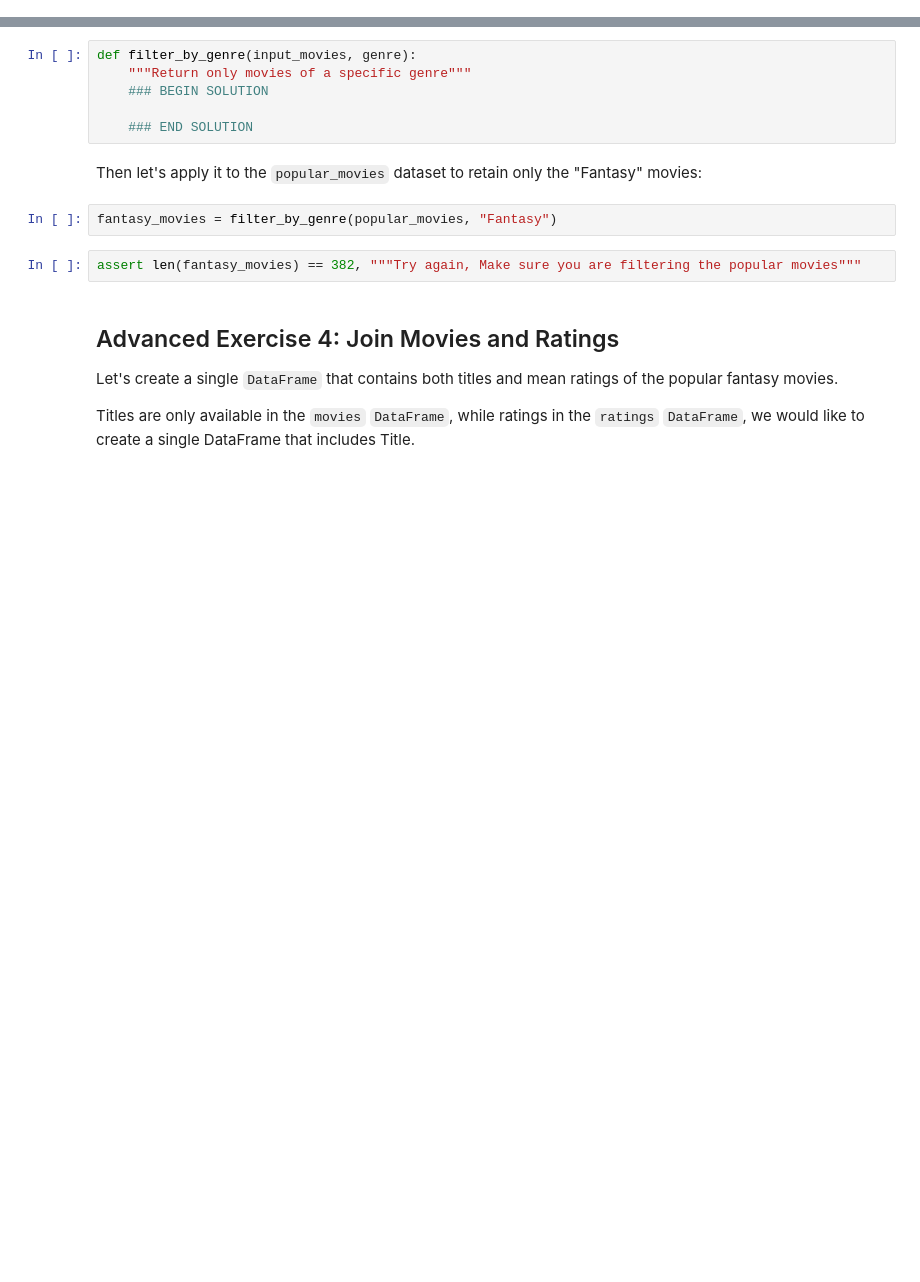
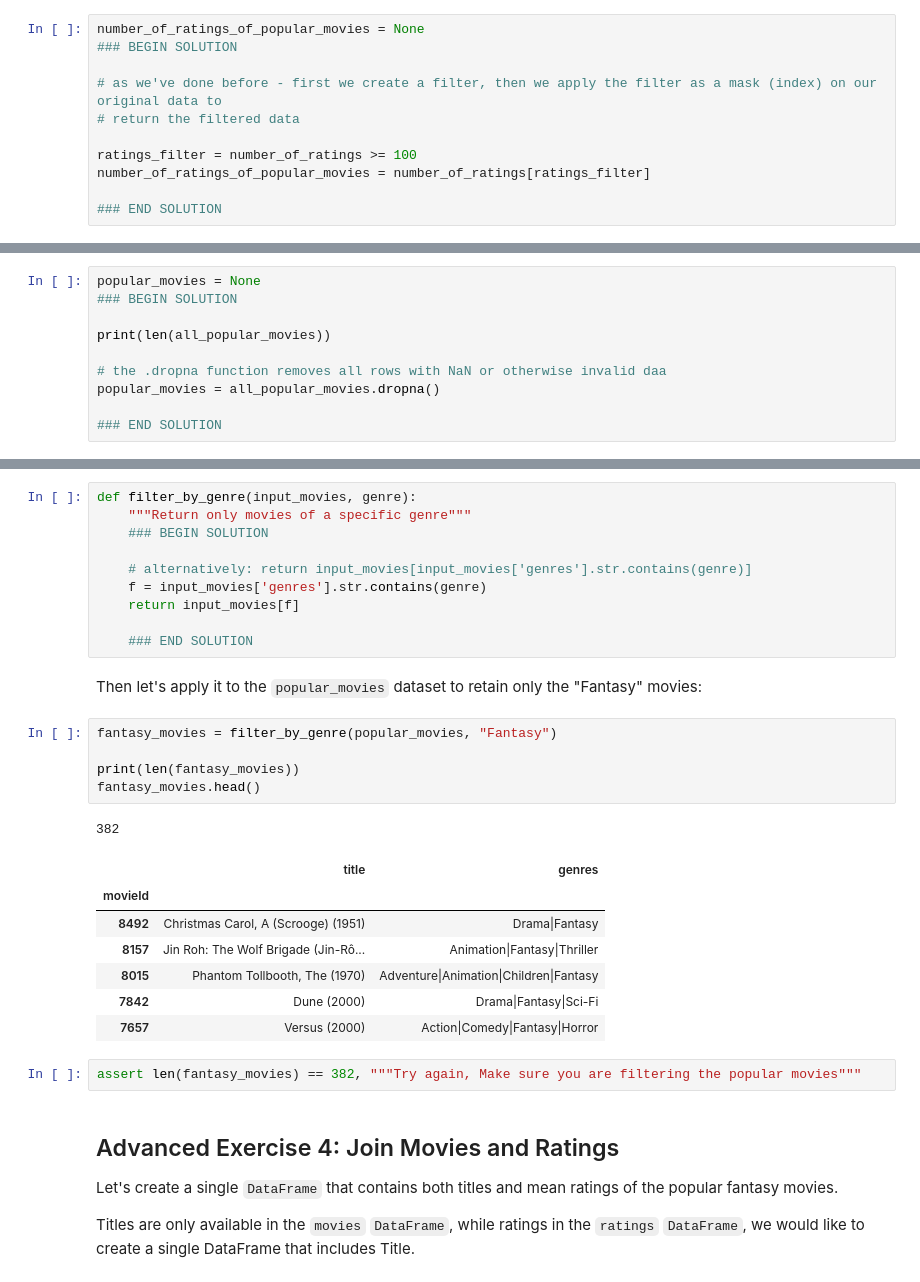
Before and after one commit to stnorling/Python-DS-UCSD, a Jupyter notebook: Week-4-Exercises/ex04_1_pandas.ipynb, the cells around one changed output, grey strips where cells are left out. Saved outputs shown, nothing was run; the diff lists cells and outputs as text; blank space fills up the shorter version.

```diff
--- a/Week-4-Exercises/ex04_1_pandas.ipynb
+++ b/Week-4-Exercises/ex04_1_pandas.ipynb
@@ -151,3 +294,14 @@ number_of_ratings_of_popular_movies = None
+# %%
+number_of_ratings_of_popular_movies = None
+### BEGIN SOLUTION
+
+# as we've done before - first we create a filter, then we apply the filter as a mask (index) on our original data to
+# return the filtered data
+
+ratings_filter = number_of_ratings >= 100
+number_of_ratings_of_popular_movies = number_of_ratings[ratings_filter]
+
+### END SOLUTION
 # %%
 assert len(number_of_ratings_of_popular_movies) == 8546, "Try again, check that movies with 100 ratings are accepted"
 # %% [markdown]
@@ -173,0 +339,10 @@ popular_movies = None
+# %%
+popular_movies = None
+### BEGIN SOLUTION
+
+print(len(all_popular_movies))
+
+# the .dropna function removes all rows with NaN or otherwise invalid daa
+popular_movies = all_popular_movies.dropna()
+
+### END SOLUTION
@@ -182,11 +359,27 @@ def filter_by_genre(input_movies, genre):
     """Return only movies of a specific genre"""
     ### BEGIN SOLUTION
 
+    # alternatively: return input_movies[input_movies['genres'].str.contains(genre)]
+    f = input_movies['genres'].str.contains(genre)
+    return input_movies[f]
+
     ### END SOLUTION
 # %% [markdown]
 Then let's apply it to the `popular_movies` dataset to retain only the "Fantasy" movies:
 # %%
 fantasy_movies = filter_by_genre(popular_movies, "Fantasy")
+
+print(len(fantasy_movies))
+fantasy_movies.head()
+# %% [output]
+382
+|  | title | genres |
+| movieId |  |  |
+| 8492 | Christmas Carol, A (Scrooge) (1951) | Drama|Fantasy |
+| 8157 | Jin Roh: The Wolf Brigade (Jin-Rô... | Animation|Fantasy|Thriller |
+| 8015 | Phantom Tollbooth, The (1970) | Adventure|Animation|Children|Fantasy |
+| 7842 | Dune (2000) | Drama|Fantasy|Sci-Fi |
+| 7657 | Versus (2000) | Action|Comedy|Fantasy|Horror |
 # %%
 assert len(fantasy_movies) == 382, """Try again, Make sure you are filtering the popular movies"""
 # %% [markdown]
```
Also changed, not shown: parts of 50 cells of this notebook, 3 other files.
